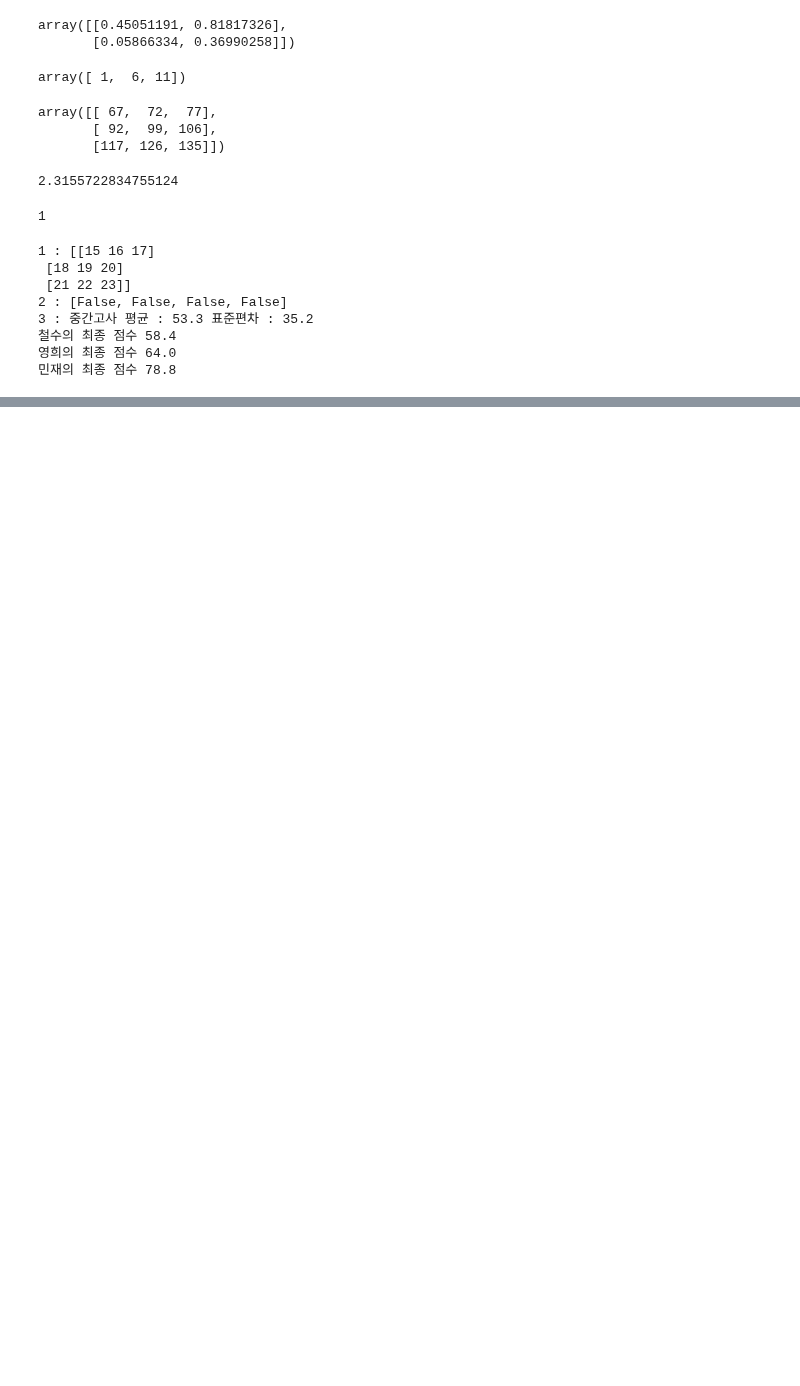
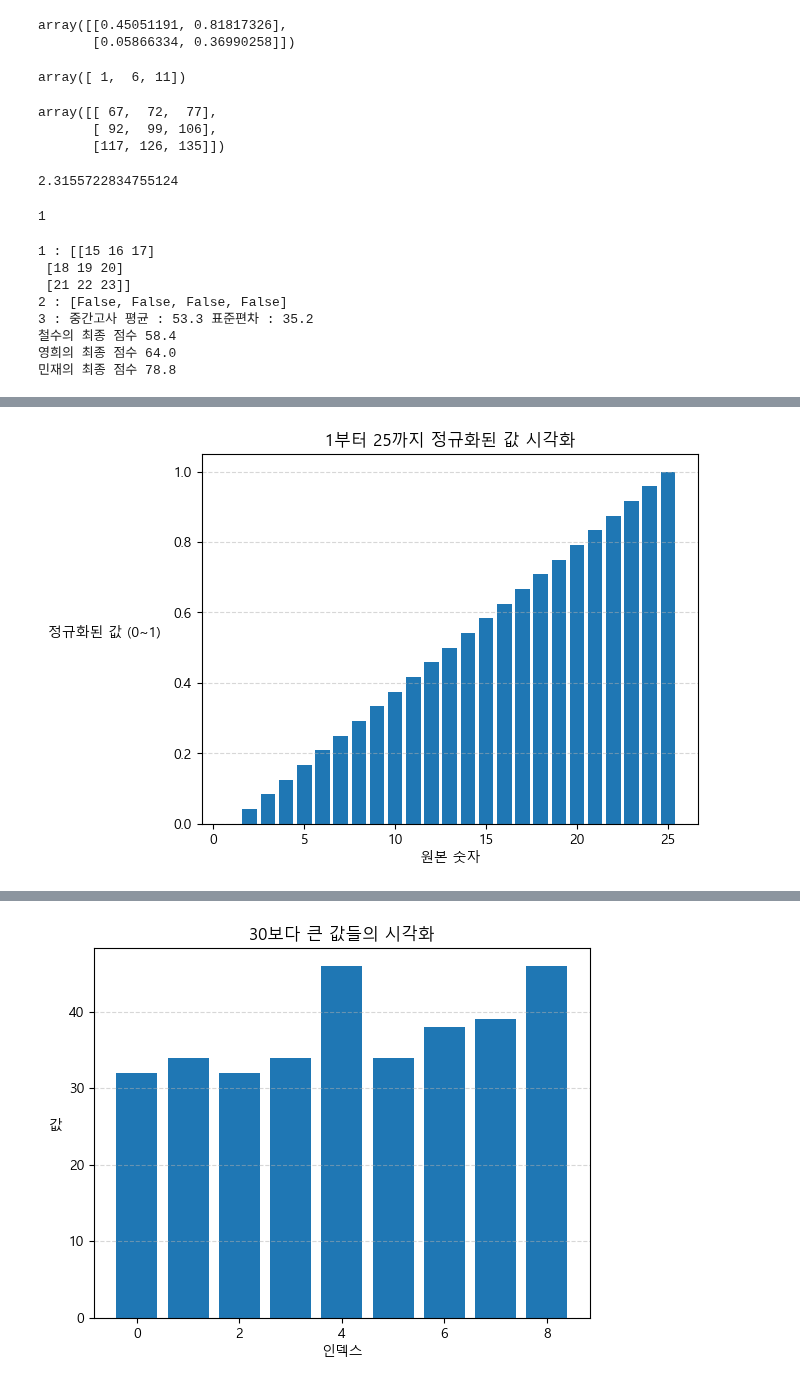
Before and after one commit to Junseon-Human/learn_python, a Jupyter notebook: 16_numpy.ipynb, the cells around one changed output, grey strips where cells are left out. Drawn from its saved outputs; the diff is of its cells as text; code cells hidden in the pictures; blank space fills up the shorter version.

```diff
--- a/16_numpy.ipynb
+++ b/16_numpy.ipynb
@@ -339,3 +339,81 @@ print("5.\n", result)
  [[10. 11. 12.]
  [13. 14. 15.]
  [16. 17. 18.]]
+# %%
+import numpy as np
+import matplotlib.pyplot as plt
+
+# 1. 1부터 25까지의 숫자로 이루어진 배열을 생성
+# 배열의 각 값을 0과 1 사이로 정규화 하세요
+# 정규화란 주로 -에서 1사이의 범위로 데이터를 변환하는 작업
+# 정규화 공식 : (x-min)/(max - min)
+
+array = np.arange(1, 26)
+new_arr = (array - array.min()) / (array.max() - array.min())
+print(new_arr)
+
+# 폰트 설정 (윈도우용)
+plt.rcParams["font.family"] = "Malgun Gothic"
+plt.rcParams["axes.unicode_minus"] = False
+
+# 그래프 그리기
+plt.bar(array, new_arr)
+
+plt.title("1부터 25까지 정규화된 값 시각화")
+plt.xlabel("원본 숫자")
+plt.ylabel("정규화된 값 (0~1)", rotation=0, labelpad=50)
+# grid() True = 격자선 출력, axis= 격자선 그릴방향, linestyle = 격자선의 스타일, alpha = 선의 투명도
+plt.grid(True, axis="y", linestyle="--", alpha=0.5)
+
+plt.show()
+# 2. 5 * 5 크기의 배열을 생성하고 배열긔 값을 0에서 50 사이의 랜덤 정수로 구성됨.
+# 생성한 배열에서 30보다 큰 값만 필터링 하여 새 배열을 만드세요
+# 필터링 된 배열의 값 중 최대값, 최소값, 평균값을 계산
+
+# 5x5 랜덤 정수 배열 생성 (0~50 사이)
+array = np.random.randint(0, 50, (5, 5))
+
+# 30보다 큰 값만 필터링
+filtered = array[array > 30]
+
+# 최대, 최소, 평균 출력
+print(f"원본 배열:\n{array}")
+print(f"\n30보다 큰 값만 추출된 배열: {filtered}")
+print(
+    f"최대값: {filtered.max()}  최소값: {filtered.min()}  평균: {filtered.mean():.1f}"
+)
+
+# 시각화
+plt.bar(range(len(filtered)), filtered)
+
+plt.title("30보다 큰 값들의 시각화")
+plt.xlabel("인덱스")
+plt.ylabel("값", rotation=0, labelpad=10)
+plt.grid(True, axis="y", linestyle="--", alpha=0.5)
+
+plt.show()
+
+
+# 3. 숫자 1부터 50까지의 배열을 생성하세요
+# 배열에서 짝수만 추출해 새로운 배열을 만드세요
+# 원본의 배열과 추출한 배열을 막대 그래프로 시각화 하세요.
+import numpy as np
+import matplotlib.pyplot as plt
+
+# 1부터 50까지의 배열 생성
+array = np.arange(1, 51)
+
+# 짝수만 추출
+new_arr = array[array % 2 == 0]
+# 출력 그래프의 크기 설정 firgure(figsize(가로, 세로))
+plt.figure(figsize=(8, 4))
+# 그래프 그리기
+plt.bar(range(len(array)), array, label="원본 배열", alpha=0.5)
+plt.bar(range(len(new_arr)), new_arr, label="짝수만 추출한 배열", alpha=0.8)
+
+plt.title("막대 그래프로 표시하기")
+plt.xlabel("인덱스")
+plt.ylabel("값", rotation=0, labelpad=10)
+plt.legend()
+plt.show()
+# %% [output]
@@ -341,0 +425 @@ print("5.\n", result)
+[figure, added]
@@ -341,0 +435 @@ print("5.\n", result)
+[figure, added]
```
Also changed, not shown: parts of 3 cells of this notebook.
